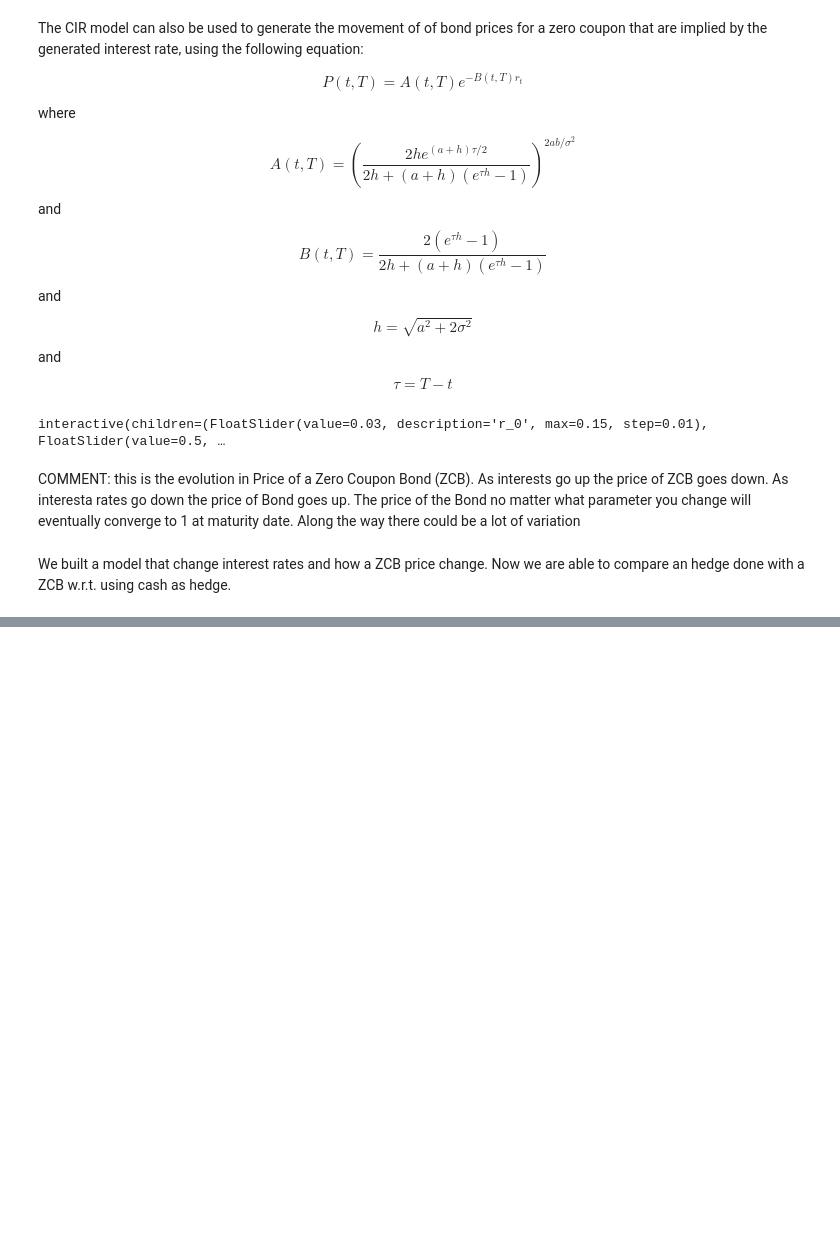
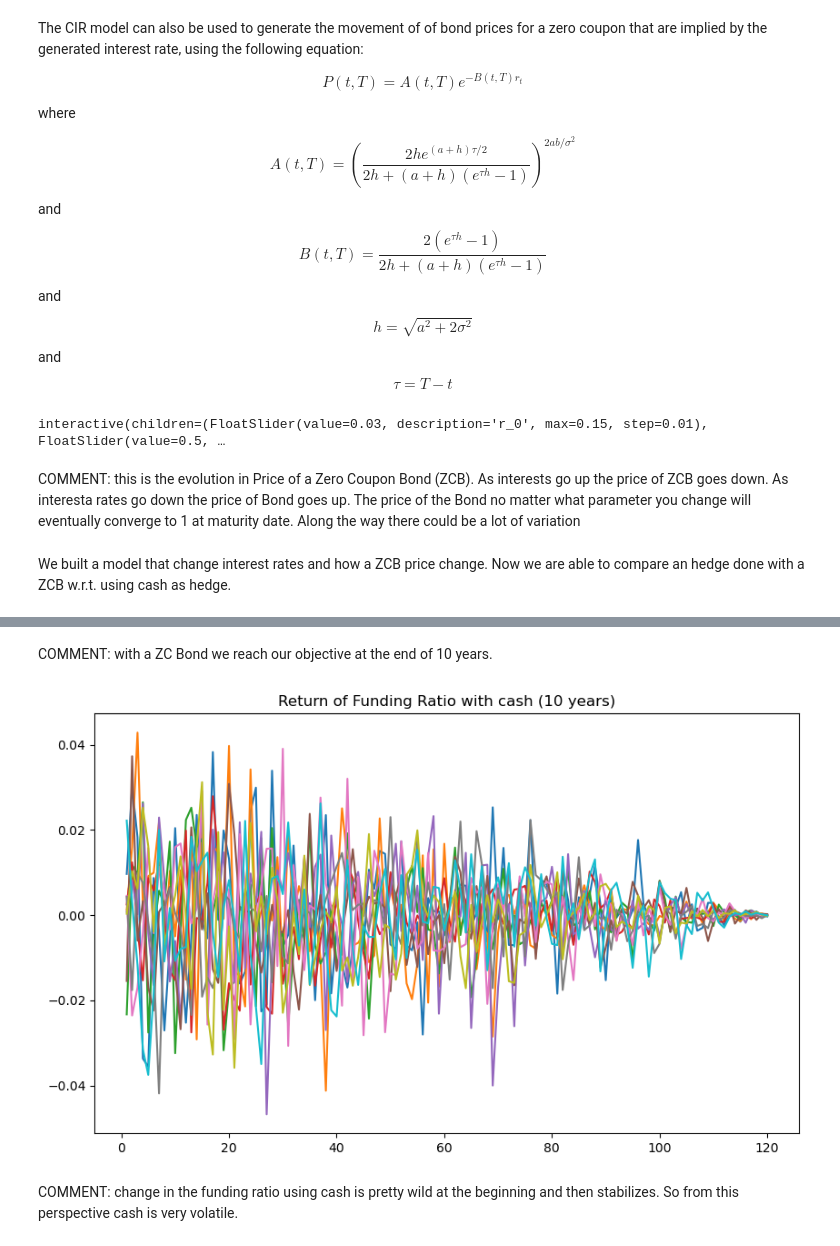
Before and after one commit to darkfennertrader/Portfolio_Construction, a Jupyter notebook: w4_CIR_model_2.ipynb, the cells around one changed output, grey strips where cells are left out. Cells and saved outputs as stored; diff of their text form; code cells hidden in the pictures; blank space fills up the shorter version.

```diff
--- a/w4_CIR_model_2.ipynb
+++ b/w4_CIR_model_2.ipynb
@@ -118,0 +146,10 @@ a ZCB w.r.t. using cash as hedge.
+# %% [markdown]
+COMMENT: with a ZC Bond we reach our objective at the end of 10 years.
+# %%
+# Let's look at the funding ratio with cash over time
+(av_cash/liabilities).pct_change().plot(title= "Return of Funding Ratio with cash (10 years)",
+                                       legend=False);
+# %% [output]
+[figure, added]
+# %% [markdown]
+COMMENT: change in the funding ratio using cash is pretty wild at the beginning and then stabilizes. So from this perspective cash is very volatile.
```
Also changed, not shown: parts of 17 cells of this notebook, 2 other files.
